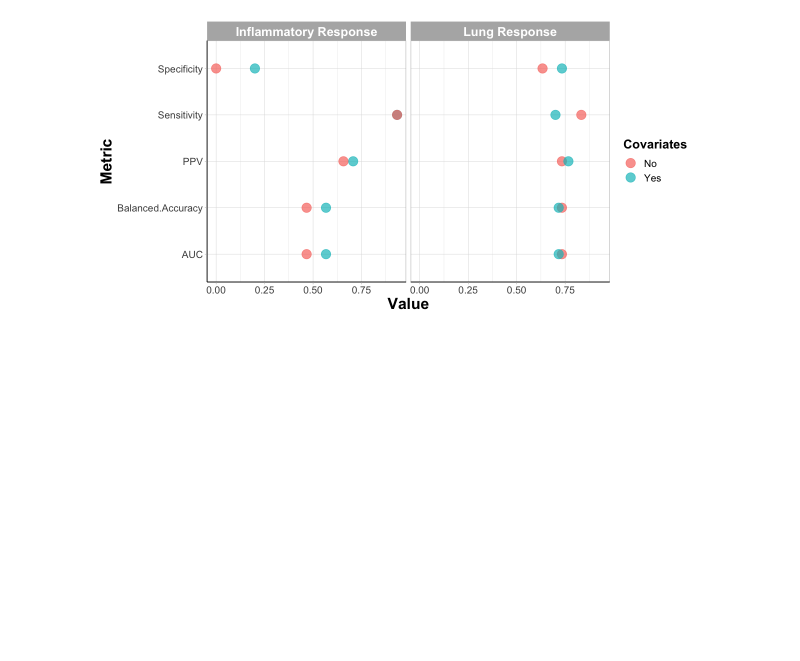
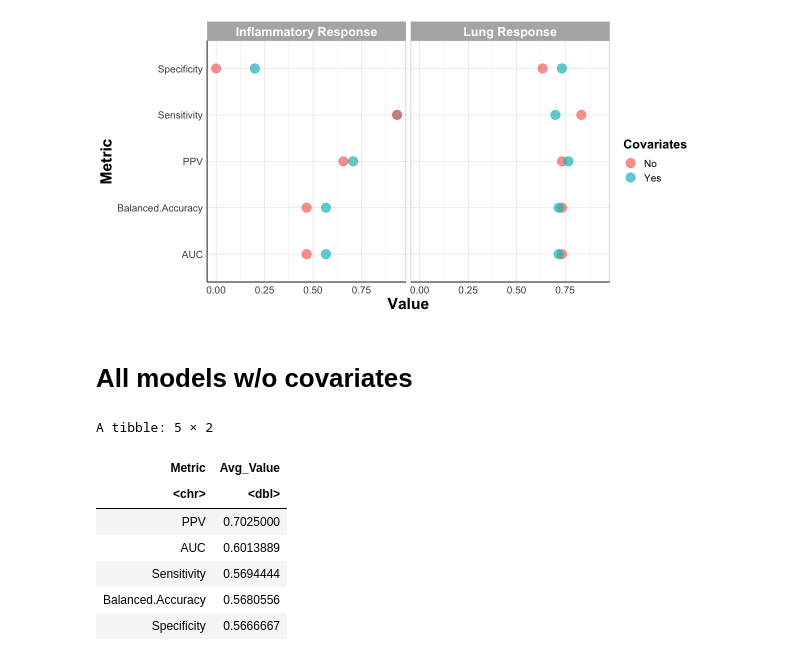
Before and after one commit to UNC-CEMALB/Ozone-exposure-is-associated-with-alterations-in-lung-and-systemic-sterol-profiles-in-healthy-and-as, a Jupyter notebook: 3. ML Visualization/Confusion Matrix Figure.ipynb, the cells around one changed output. Drawn from its saved outputs; the diff is of its cells as text; code cells hidden in the pictures; blank space fills up the shorter version.

```diff
--- a/3. ML Visualization/Confusion Matrix Figure.ipynb
+++ b/3. ML Visualization/Confusion Matrix Figure.ipynb
@@ -76,4 +80,25 @@ ggplot() +
   xlab('Value') + ylab('Metric')  #changing axis labels
 # %% [output]
 [figure]
+# %% [markdown]
+# All models w/o covariates
+# %%
+#taking avg of metrics to organize the plot based on those averages
+avg_df = longer_confusion_matrix %>%
+    filter(Covariates == "No") %>%
+    group_by(Metric) %>%
+    filter(Kernel %in% c("linear", "NA")) %>%
+    drop_na() %>%
+    summarize(Avg_Value = mean(Value)) %>%
+    arrange(-Avg_Value)
+avg_df
+# %% [output]
+A tibble: 5 × 2
+| Metric | Avg_Value |
+| <chr> | <dbl> |
+| PPV | 0.7025000 |
+| AUC | 0.6013889 |
+| Sensitivity | 0.5694444 |
+| Balanced.Accuracy | 0.5680556 |
+| Specificity | 0.5666667 |
 # %%
```
Also changed, not shown: parts of 5 cells of this notebook, 1 other file.
